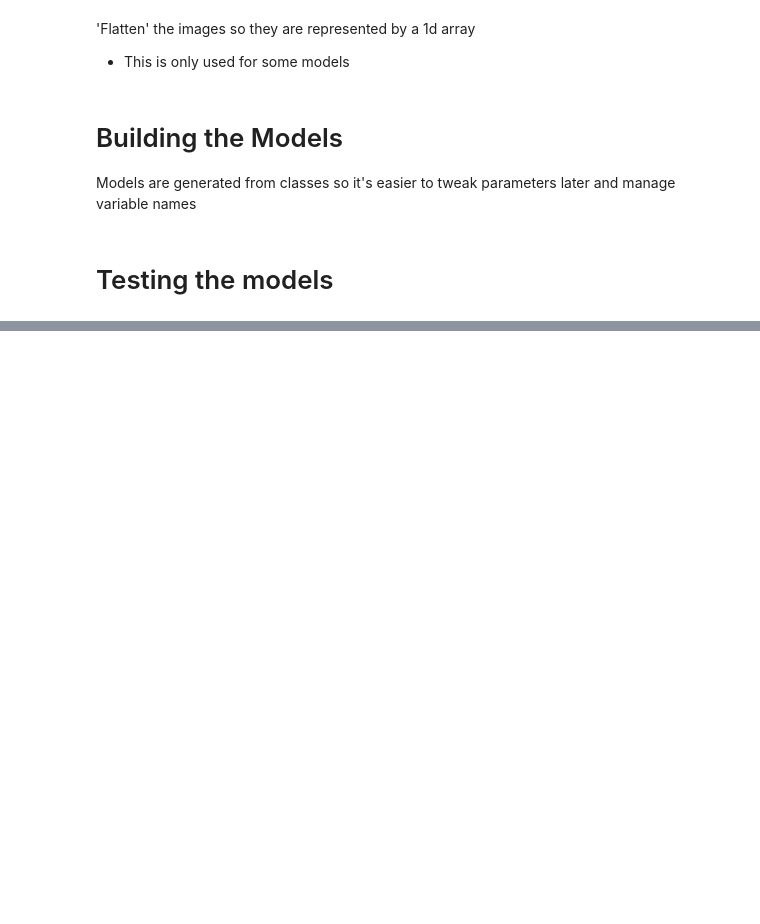
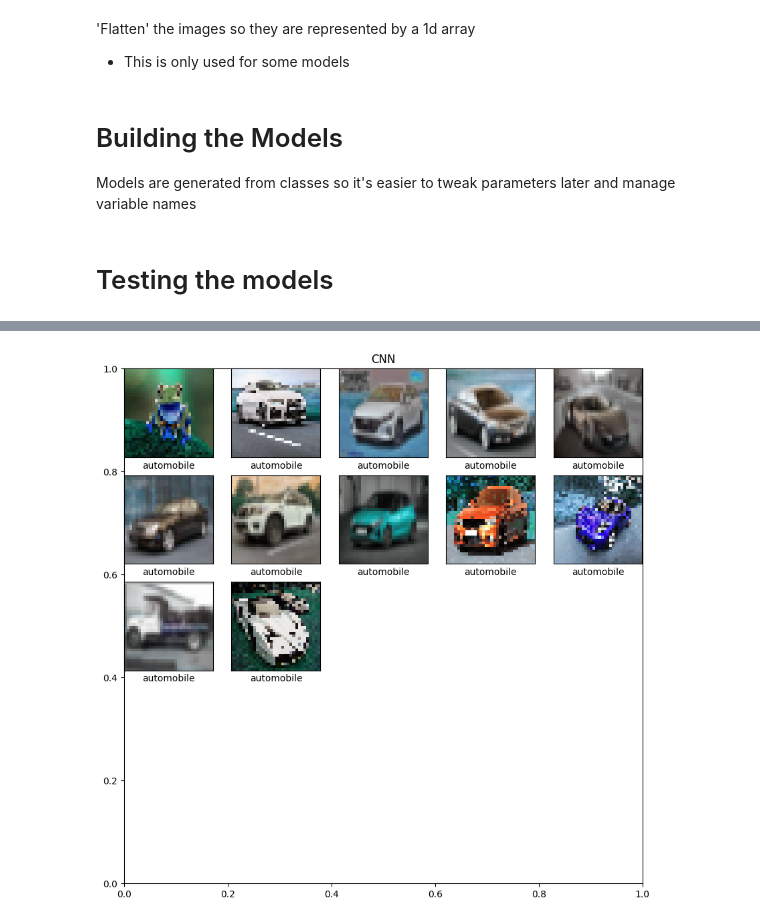
Before and after one commit to Onlyriley/MLProject, a Jupyter notebook: modeltesting.ipynb, the cells around one changed output, grey strips where cells are left out. Saved outputs shown, nothing was run; the diff lists cells and outputs as text; code cells hidden in the pictures; blank space fills up the shorter version.

```diff
--- a/modeltesting.ipynb
+++ b/modeltesting.ipynb
@@ -167,0 +160,15 @@ plt.show()
+# %%
+import pickle
+images = open("output.pkl", "rb")
+
+dev_images = pickle.load(images)
+
+images.close()
+
+# Normalize pixel values
+dev_images = dev_images / 255.0
+dev_images_flat = dev_images.reshape(dev_images.shape[0], -1)
+
+dev_pred_label = normal_NN.model.predict(dev_images_flat)
+dev_pred_label_cnn = conv_NN.model.predict(dev_images)
+dev_pred_label_cnn = np.argmax(dev_pred_label_cnn, axis=1)
@@ -167,0 +178,14 @@ plt.show()
+# %%
+plt.figure(figsize=(10,10))
+plt.title("CNN")
+for i in range(12):
+    plt.subplot(5,5,i+1)
+    plt.xticks([])
+    plt.yticks([])
+    plt.grid(False)
+    plt.imshow(dev_images[i].reshape(32, 32, 3))  # Reshape images to (32, 32, 3)
+    choice = class_names[dev_pred_label_cnn[i]]
+    plt.xlabel(choice)  # Use predicted labels from dev_pred_label
+plt.show()
+# %% [output]
+[figure, added]
```
Also changed, not shown: parts of 7 cells of this notebook, 3 other files.
